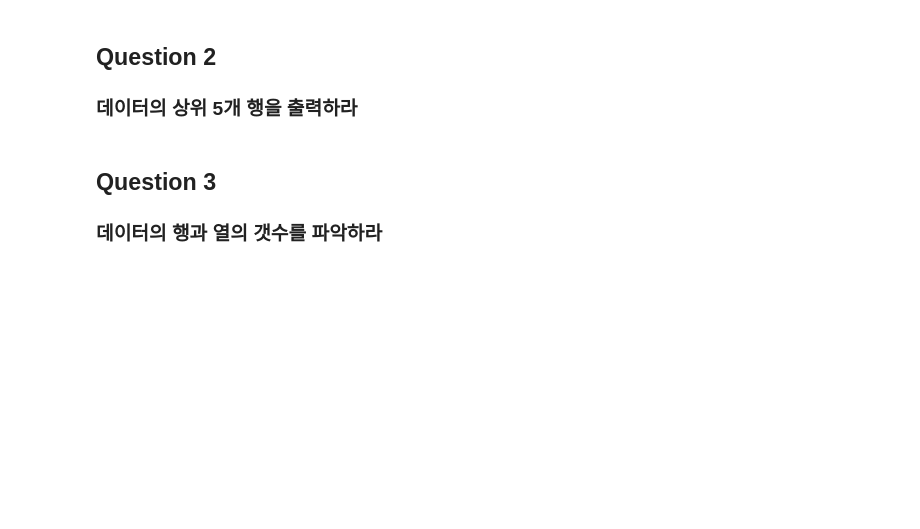
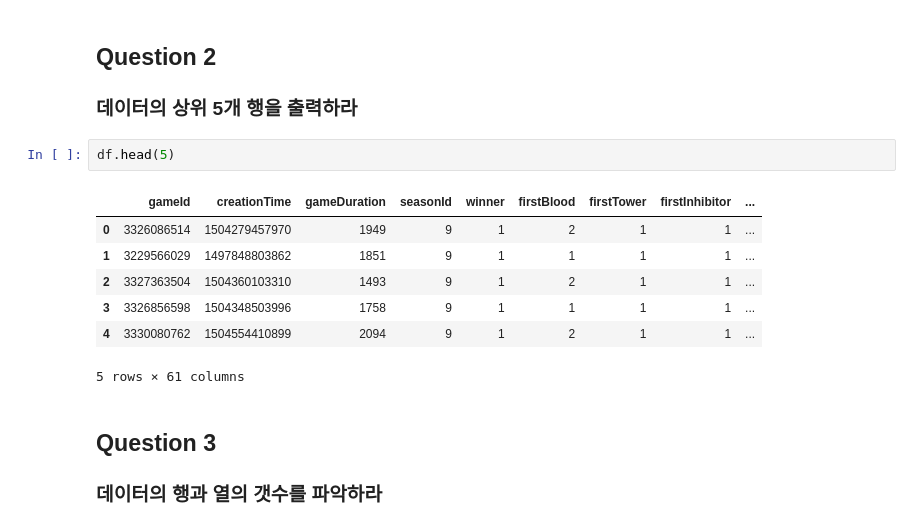
Before and after one commit to applesatang/my, a Jupyter notebook: pandas/practice100.ipynb, the cells around one changed output. Drawn from its saved outputs; the diff is of its cells as text; blank space fills up the shorter version.

```diff
--- a/pandas/practice100.ipynb
+++ b/pandas/practice100.ipynb
@@ -26,6 +26,16 @@ df = pd.read_csv('https://raw.githubusercontent.com/Datamanim/pandas/main/lol.cs
 # %% [markdown]
 ## Question 2
 ### **데이터의 상위 5개 행을 출력하라**
+# %%
+df.head(5)
+# %% [output]
+|  | gameId | creationTime | gameDuration | seasonId | winner | firstBlood | firstTower | firstInhibitor | ... |
+| 0 | 3326086514 | 1504279457970 | 1949 | 9 | 1 | 2 | 1 | 1 | ... |
+| 1 | 3229566029 | 1497848803862 | 1851 | 9 | 1 | 1 | 1 | 1 | ... |
+| 2 | 3327363504 | 1504360103310 | 1493 | 9 | 1 | 2 | 1 | 1 | ... |
+| 3 | 3326856598 | 1504348503996 | 1758 | 9 | 1 | 1 | 1 | 1 | ... |
+| 4 | 3330080762 | 1504554410899 | 2094 | 9 | 1 | 2 | 1 | 1 | ... |
+5 rows × 61 columns
 # %% [markdown]
 ## Question 3
 ### **데이터의 행과 열의 갯수를 파악하라**
```
Also changed, not shown: parts of 1 cell of this notebook, 1 other file.
